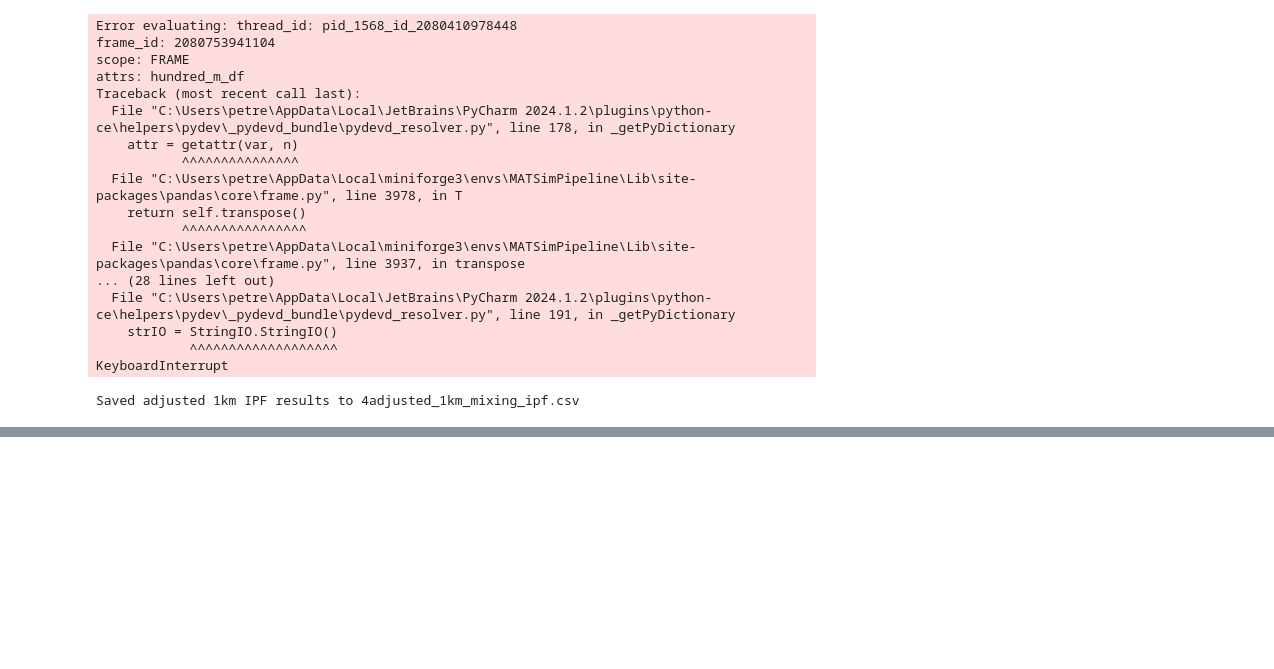
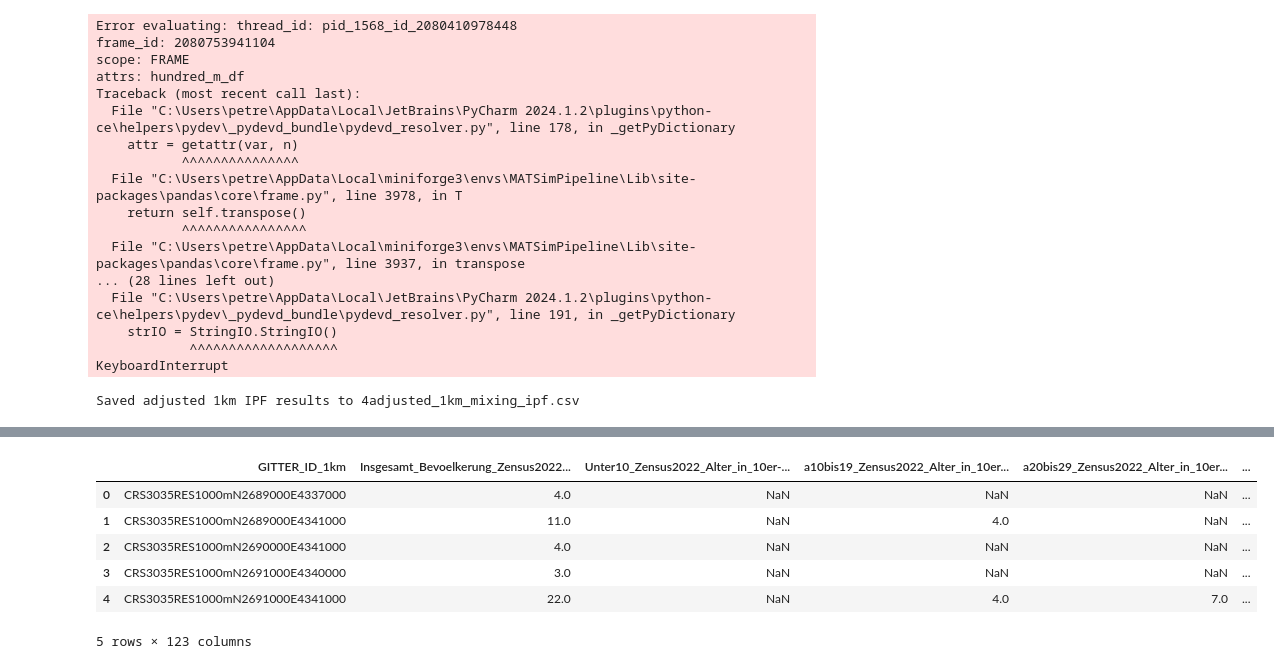
Before and after one commit to TUBS-IVS/MATSimPipeline, a Jupyter notebook: synthesis/synthetic_population/data_prep.ipynb, the cells around one changed output, grey strips where cells are left out. Saved outputs shown, nothing was run; the diff lists cells and outputs as text; code cells hidden in the pictures; blank space fills up the shorter version.

```diff
--- a/synthesis/synthetic_population/data_prep.ipynb
+++ b/synthesis/synthetic_population/data_prep.ipynb
@@ -837,0 +932,30 @@ print(distro_diffs.max())
+# %%
+import pandas as pd
+import re
+
+# Load 1km data
+merged_1km = pd.read_pickle(r"C:\Users\petre\Documents\GitHub\MATSimPipeline\data\syn_pop\merged_1km_gitter.pkl")
+
+# Function to extract and link to 10km GITTER_ID
+def link_to_10km(gitter_id):
+    match = re.search(r"N(\d+)E(\d+)", gitter_id)
+    if match:
+        n = (int(match.group(1)) // 10000) * 10000
+        e = (int(match.group(2)) // 10000) * 10000
+        return f"CRS3035RES10000mN{n}E{e}"
+    return None
+
+# Add Linked_10km column
+merged_1km["Linked_10km"] = merged_1km["GITTER_ID_1km"].apply(link_to_10km)
+
+# Save the result
+merged_1km.to_pickle(r"C:\Users\petre\Documents\GitHub\MATSimPipeline\data\syn_pop\merged_1km_gitter_with_10km.pkl")
+merged_1km.head()
+# %% [output]
+|  | GITTER_ID_1km | Insgesamt_Bevoelkerung_Zensus2022... | Unter10_Zensus2022_Alter_in_10er-... | a10bis19_Zensus2022_Alter_in_10er... | a20bis29_Zensus2022_Alter_in_10er... | ... |
+| 0 | CRS3035RES1000mN2689000E4337000 | 4.0 | NaN | NaN | NaN | ... |
+| 1 | CRS3035RES1000mN2689000E4341000 | 11.0 | NaN | 4.0 | NaN | ... |
+| 2 | CRS3035RES1000mN2690000E4341000 | 4.0 | NaN | NaN | NaN | ... |
+| 3 | CRS3035RES1000mN2691000E4340000 | 3.0 | NaN | NaN | NaN | ... |
+| 4 | CRS3035RES1000mN2691000E4341000 | 22.0 | NaN | 4.0 | 7.0 | ... |
+5 rows × 123 columns
```
Also changed, not shown: parts of 15 cells of this notebook, 3 other files.
